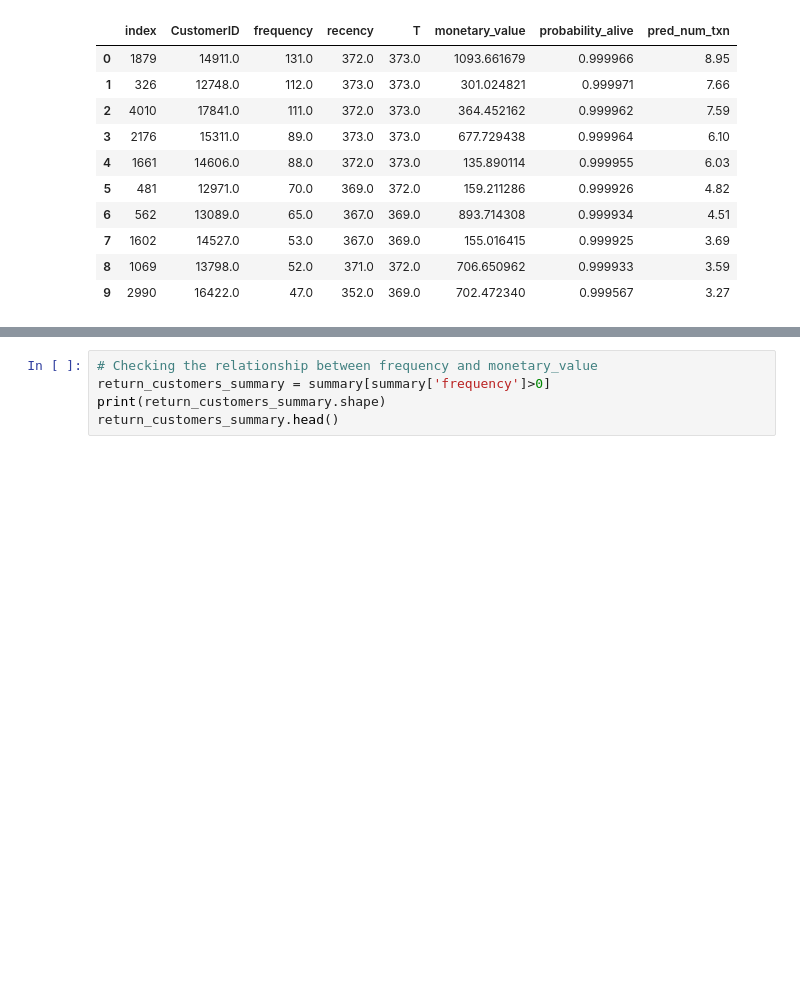
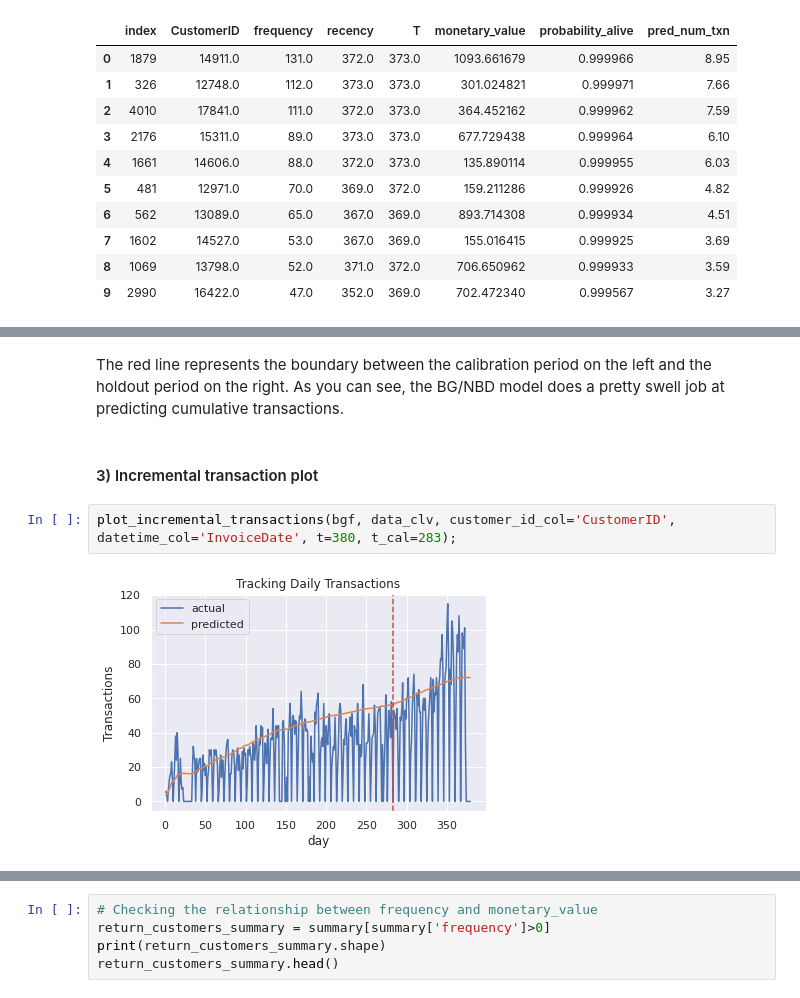
Before and after one commit to apiasak/datascience-portfolio, a Jupyter notebook: code/Retail Dataset/B1) Customer Lifetime Value (CLV).ipynb, the cells around one changed output, grey strips where cells are left out. Drawn from its saved outputs; the diff is of its cells as text; blank space fills up the shorter version.

```diff
--- a/code/Retail Dataset/B1) Customer Lifetime Value (CLV).ipynb
+++ b/code/Retail Dataset/B1) Customer Lifetime Value (CLV).ipynb
@@ -466,0 +581,8 @@ NOTE: We are considering only customers who made repeat purchases with the busin
+# %% [markdown]
+The red line represents the boundary between the calibration period on the left and the holdout period on the right. As you can see, the BG/NBD model does a pretty swell job at predicting cumulative transactions.
+# %% [markdown]
+#### 3) Incremental transaction plot
+# %%
+plot_incremental_transactions(bgf, data_clv, customer_id_col='CustomerID', datetime_col='InvoiceDate', t=380, t_cal=283);
+# %% [output]
+[figure, added]
```
Also changed, not shown: parts of 38 cells of this notebook, 6 other files.
